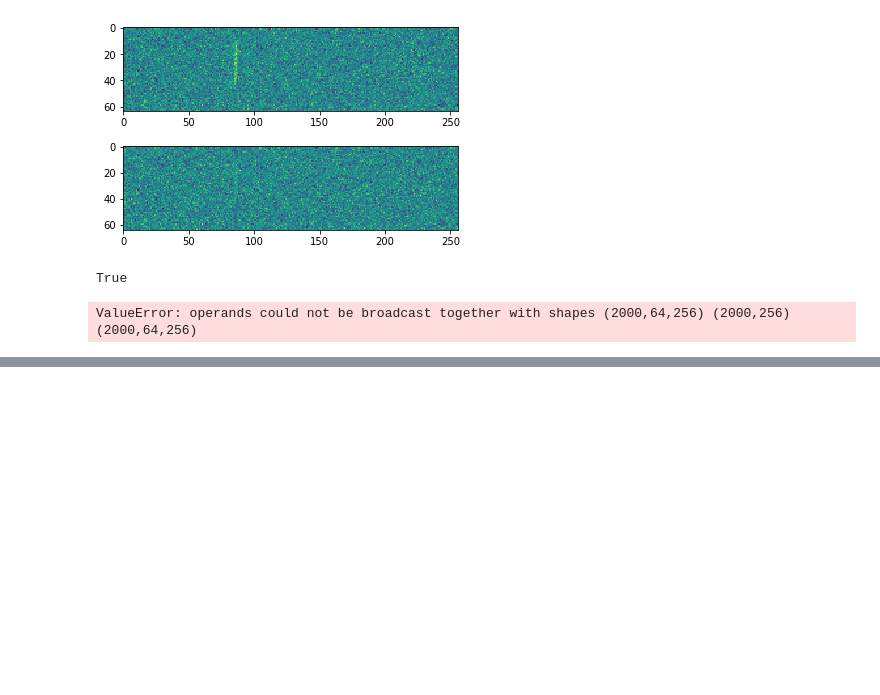
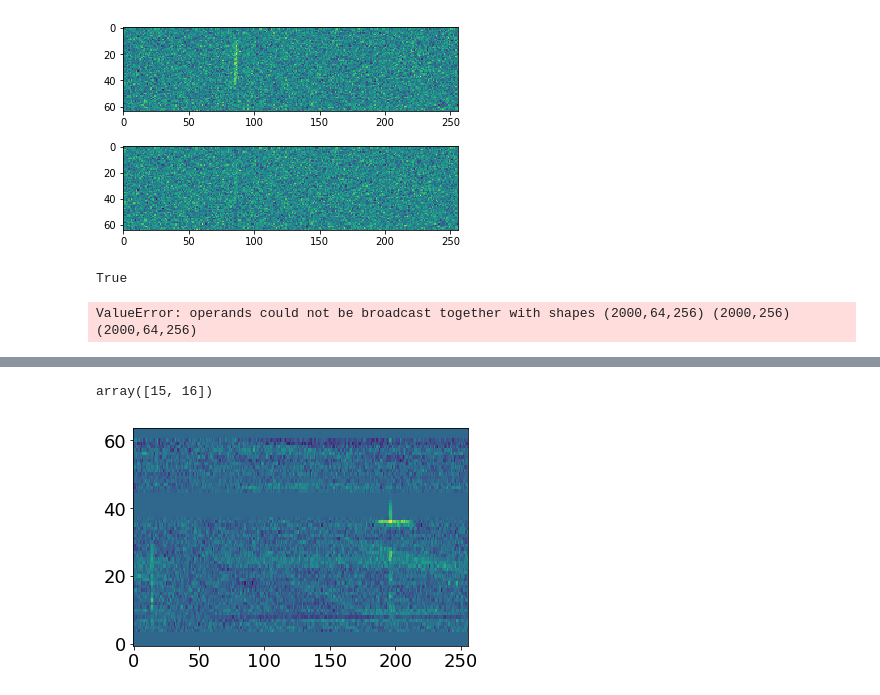
Before and after one commit to DominicL3/hey-aliens, a Jupyter notebook: simulateFRBclassification/FRBs_NN.ipynb, the cells around one changed output, grey strips where cells are left out. Saved outputs shown, nothing was run; the diff lists cells and outputs as text; code cells hidden in the pictures; blank space fills up the shorter version.

```diff
--- a/simulateFRBclassification/FRBs_NN.ipynb
+++ b/simulateFRBclassification/FRBs_NN.ipynb
@@ -791,0 +870,10 @@ print(predictions)
+# %%
+SNR_range
+# %% [output]
+array([15, 16])
+# %%
+event.simulateFRB(background=real_RFI[0])
+plt.imshow(event.simulatedFRB, origin='lower', aspect='auto')
+plt.savefig('FRB_in_RFI.png', dpi=300)
+# %% [output]
+[figure, added]
```
Also changed, not shown: parts of 23 cells of this notebook, 4 other files.
